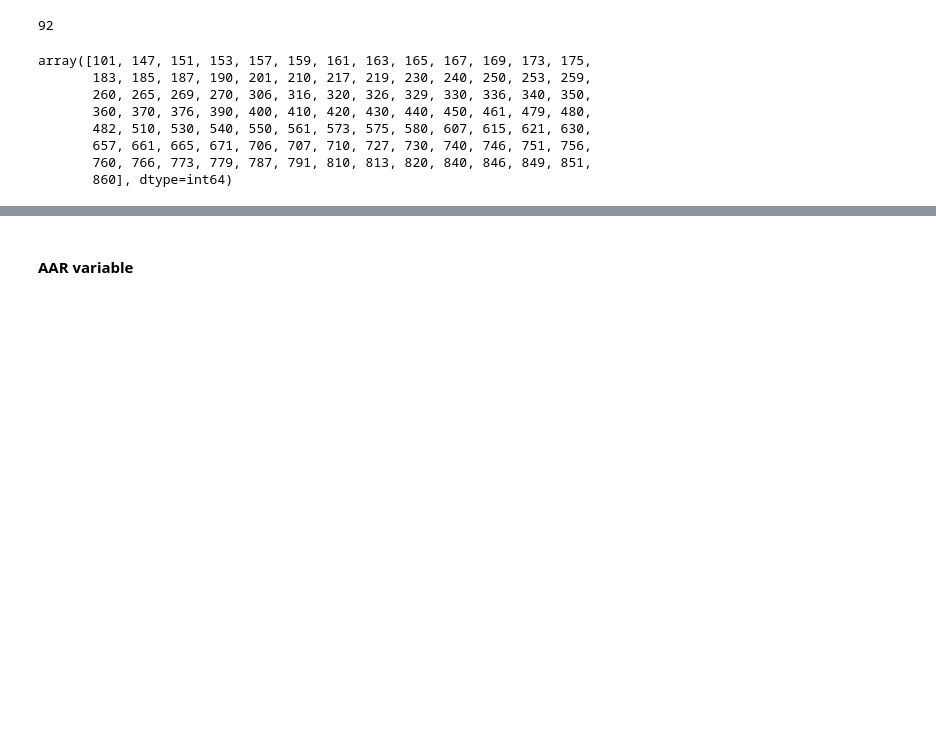
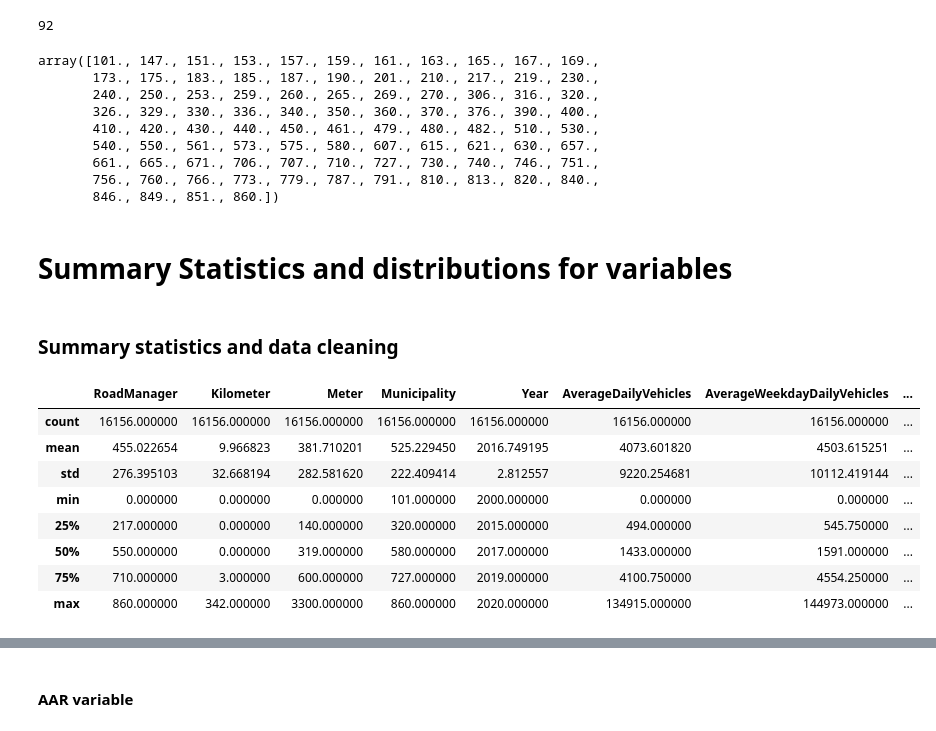
Before and after one commit to IncioMan/socialdata, a Jupyter notebook: Final Project/Dataset exploration.ipynb, the cells around one changed output, grey strips where cells are left out. Drawn from its saved outputs; the diff is of its cells as text; code cells hidden in the pictures; blank space fills up the shorter version.

```diff
--- a/Final Project/Dataset exploration.ipynb
+++ b/Final Project/Dataset exploration.ipynb
@@ -119,13 +197,14 @@ traffic_data.KOMMUNE.unique().size
 # %% [output]
 92
 # %%
-np.sort(traffic_data.KOMMUNE.unique())
+np.sort(traffic_data.Municipality.unique())
 # %% [output]
-array([101, 147, 151, 153, 157, 159, 161, 163, 165, 167, 169, 173, 175,
-       183, 185, 187, 190, 201, 210, 217, 219, 230, 240, 250, 253, 259,
-       260, 265, 269, 270, 306, 316, 320, 326, 329, 330, 336, 340, 350,
-       360, 370, 376, 390, 400, 410, 420, 430, 440, 450, 461, 479, 480,
-       482, 510, 530, 540, 550, 561, 573, 575, 580, 607, 615, 621, 630,
-       657, 661, 665, 671, 706, 707, 710, 727, 730, 740, 746, 751, 756,
-       760, 766, 773, 779, 787, 791, 810, 813, 820, 840, 846, 849, 851,
-       860], dtype=int64)
+array([101., 147., 151., 153., 157., 159., 161., 163., 165., 167., 169.,
+       173., 175., 183., 185., 187., 190., 201., 210., 217., 219., 230.,
+       240., 250., 253., 259., 260., 265., 269., 270., 306., 316., 320.,
+       326., 329., 330., 336., 340., 350., 360., 370., 376., 390., 400.,
+       410., 420., 430., 440., 450., 461., 479., 480., 482., 510., 530.,
+       540., 550., 561., 573., 575., 580., 607., 615., 621., 630., 657.,
+       661., 665., 671., 706., 707., 710., 727., 730., 740., 746., 751.,
+       756., 760., 766., 773., 779., 787., 791., 810., 813., 820., 840.,
+       846., 849., 851., 860.])
@@ -131,0 +220,16 @@ array([101, 147, 151, 153, 157, 159, 161, 163, 165, 167, 169, 173, 175,
+# %% [markdown]
+# Summary Statistics and distributions for variables
+# %% [markdown]
+### Summary statistics and data cleaning
+# %%
+traffic_data.describe()
+# %% [output]
+|  | RoadManager | Kilometer | Meter | Municipality | Year | AverageDailyVehicles | AverageWeekdayDailyVehicles | ... |
+| count | 16156.000000 | 16156.000000 | 16156.000000 | 16156.000000 | 16156.000000 | 16156.000000 | 16156.000000 | ... |
+| mean | 455.022654 | 9.966823 | 381.710201 | 525.229450 | 2016.749195 | 4073.601820 | 4503.615251 | ... |
+| std | 276.395103 | 32.668194 | 282.581620 | 222.409414 | 2.812557 | 9220.254681 | 10112.419144 | ... |
+| min | 0.000000 | 0.000000 | 0.000000 | 101.000000 | 2000.000000 | 0.000000 | 0.000000 | ... |
+| 25% | 217.000000 | 0.000000 | 140.000000 | 320.000000 | 2015.000000 | 494.000000 | 545.750000 | ... |
+| 50% | 550.000000 | 0.000000 | 319.000000 | 580.000000 | 2017.000000 | 1433.000000 | 1591.000000 | ... |
+| 75% | 710.000000 | 3.000000 | 600.000000 | 727.000000 | 2019.000000 | 4100.750000 | 4554.250000 | ... |
+| max | 860.000000 | 342.000000 | 3300.000000 | 860.000000 | 2020.000000 | 134915.000000 | 144973.000000 | ... |
```
Also changed, not shown: parts of 64 cells of this notebook, 1 other file.
